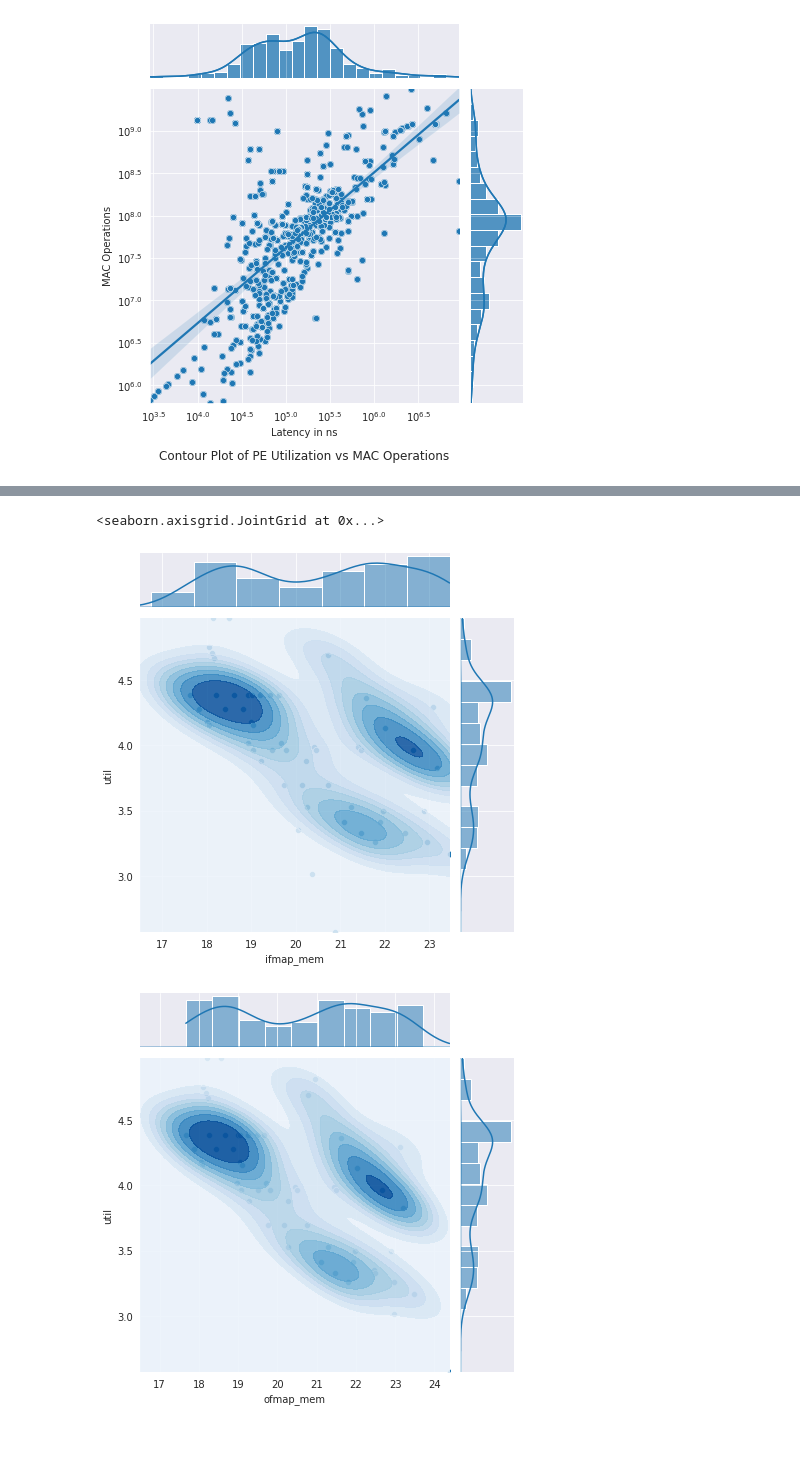
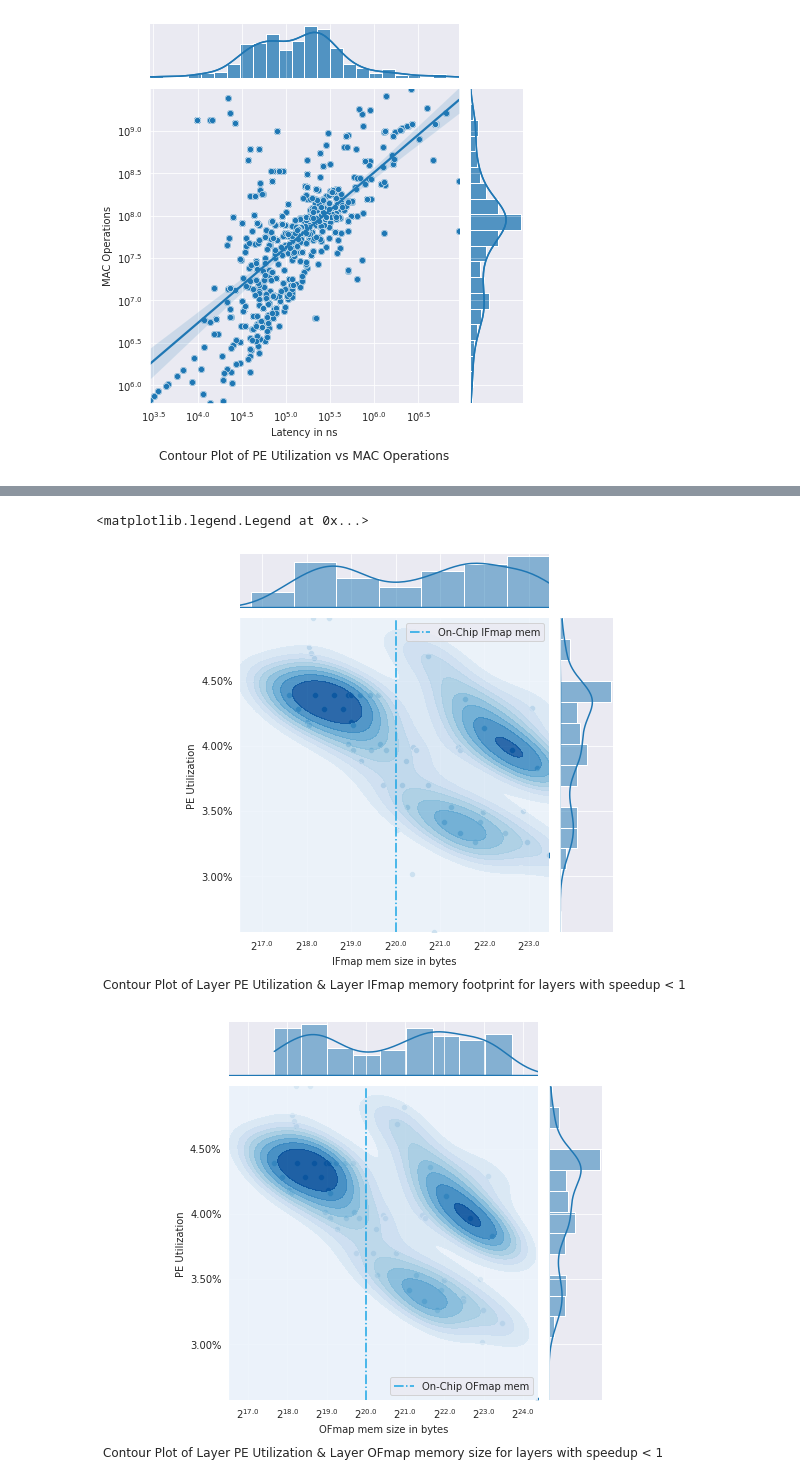
Before and after one commit to asultan123/hero-sim, a Jupyter notebook: scripts/playground.ipynb, the cells around one changed output, grey strips where cells are left out. Drawn from its saved outputs; the diff is of its cells as text; code cells hidden in the pictures; blank space fills up the shorter version.

```diff
--- a/scripts/playground.ipynb
+++ b/scripts/playground.ipynb
@@ -235,39 +234,52 @@ plt = se.jointplot(
         slow_layer_properties[["util"]].max().item(),
     ),
     xlim=(
-        # slow_layer_properties[["ifmap_mem"]].min().item(),
         16.5,
         slow_layer_properties[["ifmap_mem"]].max().item(),
     ),
 )
 plt.plot_joint(se.scatterplot)
 plt.plot_marginals(se.histplot, zorder=1, kde=True)
+plt.ax_marg_y.yaxis.set_major_formatter(mtick.PercentFormatter())
+plt.ax_marg_x.set_xticklabels([r'$2^{'+str(i)+'}$' for i in plt.ax_marg_x.get_xticks()])
+plt.ax_joint.set_ylabel('PE Utilization')
+plt.ax_joint.set_xlabel('IFmap mem size in bytes')
+plt.ax_joint.set_title('Contour Plot of Layer PE Utilization & Layer IFmap memory footprint for layers with speedup < 1', y = -0.2)
+plt.ax_joint.axvline(x = 20, color='#18A5E5', alpha=1, linestyle='-.', zorder=10, label='On-Chip IFmap mem')
+plt.ax_joint.legend()
 
 plt = se.jointplot(
     data=slow_layer_properties,
     x="ofmap_mem",
     y="util",
     kind="kde",
     cmap="Blues",
     zorder=5,
     levels=10,
     alpha=0.9,
     shade=True,
     thresh=0,
     ylim=(
         slow_layer_properties[["util"]].min().item(),
         slow_layer_properties[["util"]].max().item(),
     ),
     xlim=(
         16.5,
         slow_layer_properties[["ofmap_mem"]].max().item(),
     ),
 )
 plt.plot_joint(se.scatterplot)
 plt.plot_marginals(se.histplot, zorder=0, kde=True)
+plt.ax_marg_y.yaxis.set_major_formatter(mtick.PercentFormatter())
+plt.ax_marg_x.set_xticklabels([r'$2^{'+str(i)+'}$' for i in plt.ax_marg_x.get_xticks()])
+plt.ax_joint.set_ylabel('PE Utilization')
+plt.ax_joint.set_xlabel('OFmap mem size in bytes')
+plt.ax_joint.set_title('Contour Plot of Layer PE Utilization & Layer OFmap memory size for layers with speedup < 1', y = -0.2)
+plt.ax_joint.axvline(x = 20, color='#18A5E5', alpha=1, linestyle='-.', zorder=10, label='On-Chip OFmap mem')
+plt.ax_joint.legend()
 # %% [output]
-<seaborn.axisgrid.JointGrid at 0x...>
+<matplotlib.legend.Legend at 0x...>
-[figure, old version]
+[figure, new version]
-[figure, old version]
+[figure, new version]
 # %%
 layer_metrics = pd.read_csv('../data/layer_metrics.csv', index_col=[0, 1])
```
Also changed, not shown: parts of 6 cells of this notebook.
